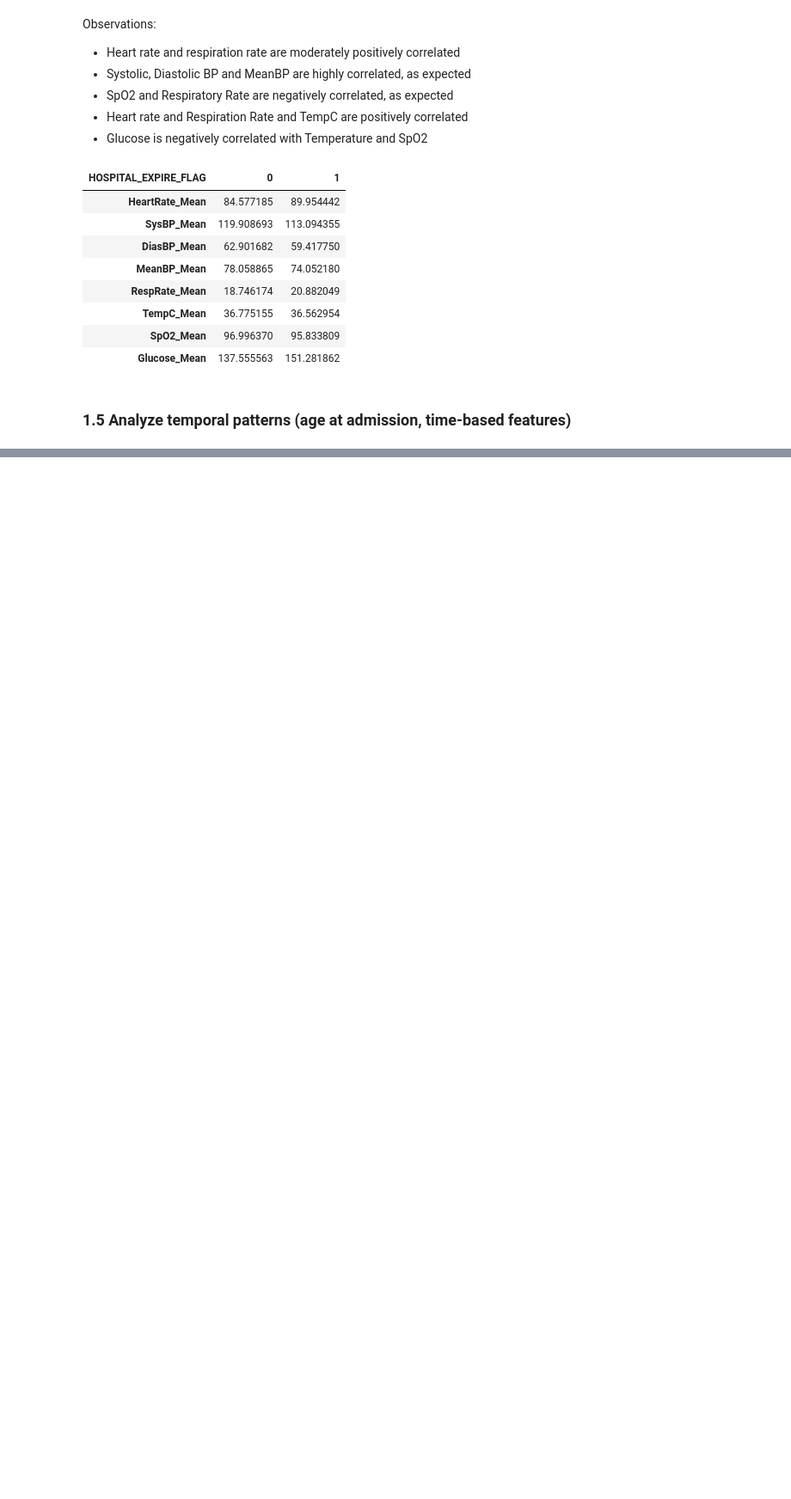
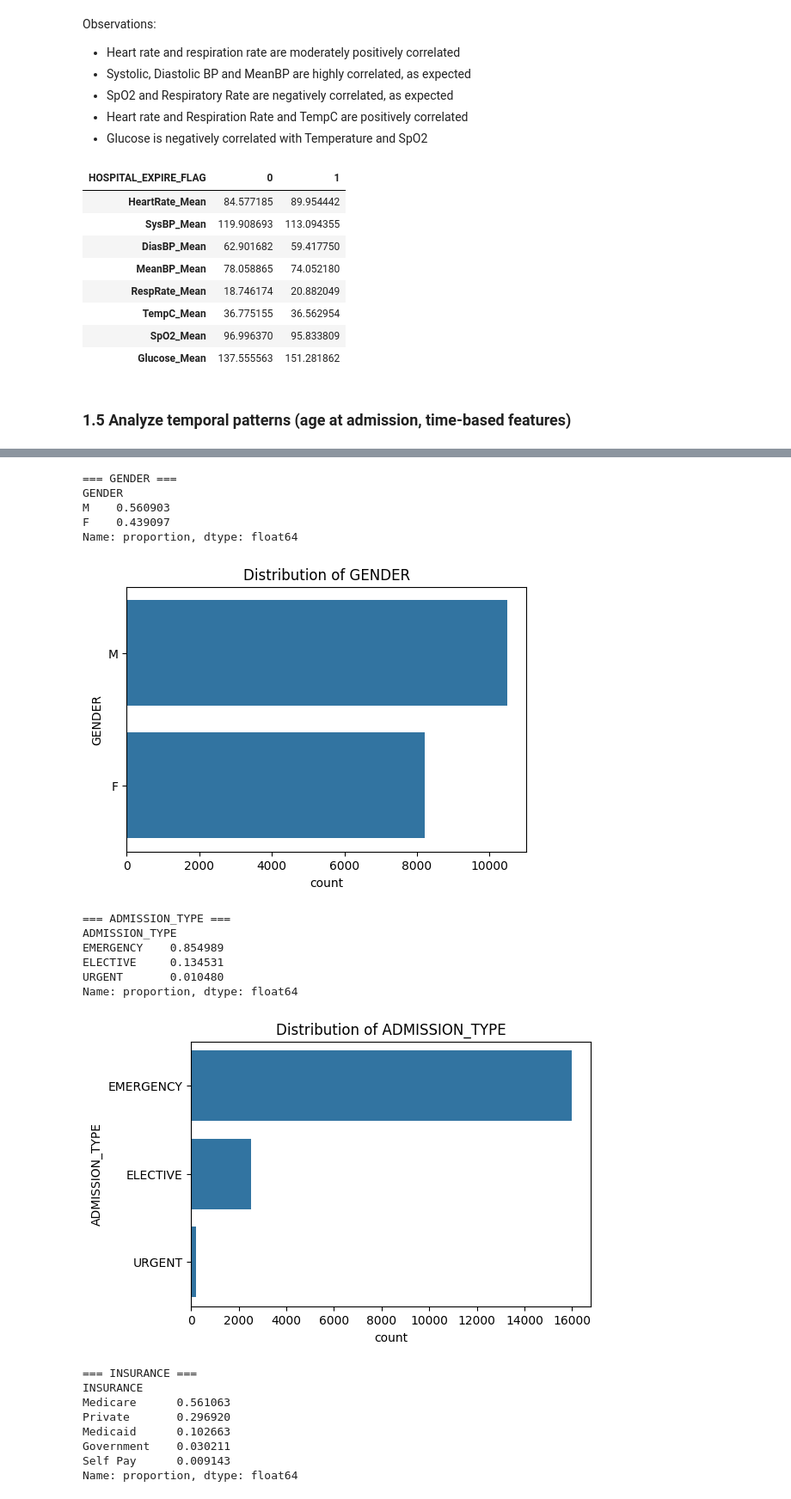
Before and after one commit to majoargote/ml_final_project, a Jupyter notebook: Argote_Mariajose_CML_2025.ipynb, the cells around one changed output, grey strips where cells are left out. Shown at 86% size. Drawn from its saved outputs; the diff is of its cells as text; code cells hidden in the pictures; blank space fills up the shorter version.

```diff
--- a/Argote_Mariajose_CML_2025.ipynb
+++ b/Argote_Mariajose_CML_2025.ipynb
@@ -550,0 +586,36 @@ Name: AGE, dtype: float64
+# %%
+for col in demographic_cols:
+    if col in train_model_clean.columns:
+        print(f"\n=== {col} ===")
+        print(train_model_clean[col].value_counts(normalize=True).head(10))
+
+        plt.figure(figsize=(6,4))
+        sns.countplot(
+            y=col,
+            data=train_model_clean,
+            order=train_model_clean[col].value_counts().index
+        )
+        plt.title(f"Distribution of {col}")
+        plt.show()
+# %% [output]
+=== GENDER ===
+GENDER
+M    0.560903
+F    0.439097
+Name: proportion, dtype: float64
+[figure, added]
+=== ADMISSION_TYPE ===
+ADMISSION_TYPE
+EMERGENCY    0.854989
+ELECTIVE     0.134531
+URGENT       0.010480
+Name: proportion, dtype: float64
+[figure, added]
+=== INSURANCE ===
+INSURANCE
+Medicare      0.561063
+Private       0.296920
+Medicaid      0.102663
+Government    0.030211
+Self Pay      0.009143
+Name: proportion, dtype: float64
```
Also changed, not shown: parts of 13 cells of this notebook.
